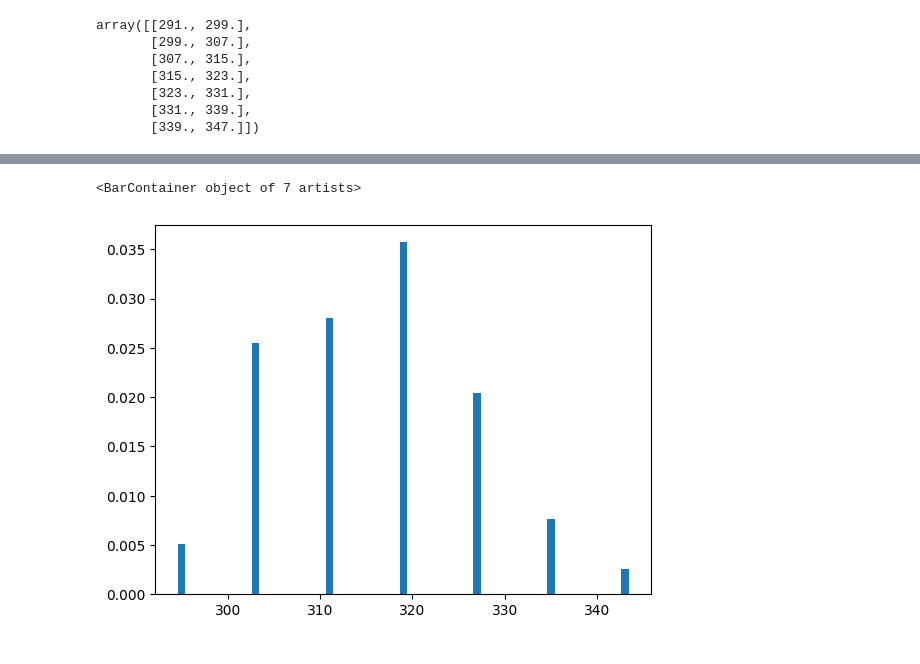
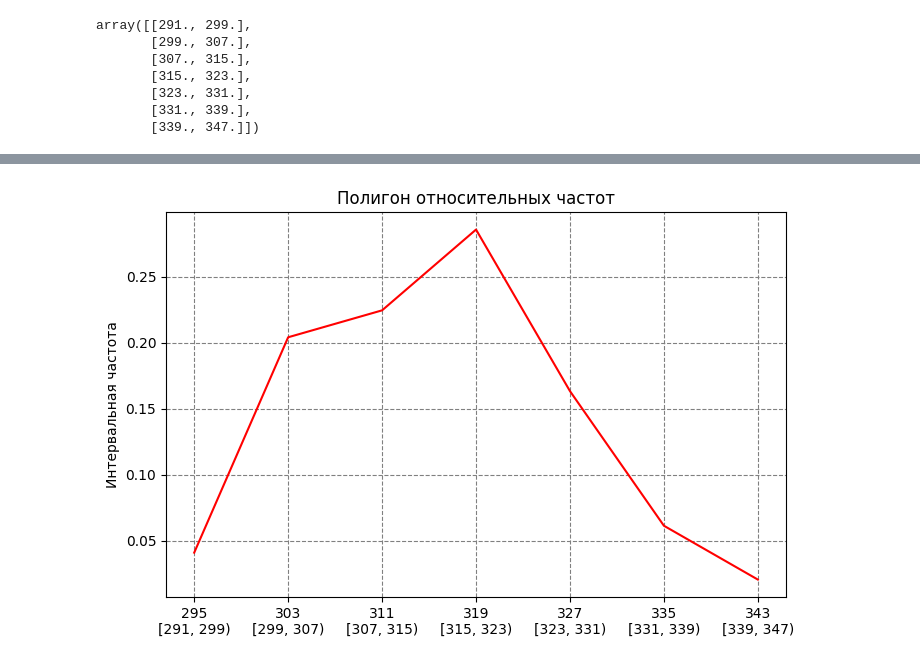
Before and after one commit to IvanBugaenko/NumericalMethods-Labs, a Jupyter notebook: terver/terver2.ipynb, the cells around one changed output, grey strips where cells are left out. Drawn from its saved outputs; the diff is of its cells as text; code cells hidden in the pictures.

```diff
--- a/terver/terver2.ipynb
+++ b/terver/terver2.ipynb
@@ -91,5 +83,16 @@ array([291., 299., 307., 315., 323., 331., 339., 347.])
-# %%
-plt.bar(mean_row, p_hist)
-# %% [output]
-<BarContainer object of 7 artists>
-[figure, removed]
+# %%
+mean_row = np.array(df.loc['Среднее по интервалу'], dtype=np.int_)
+right_row = intervals[:, -1].astype(np.int_)
+beauty_columns = list(map(lambda x: '\n'.join(x), zip(map(lambda x: str(x), mean_row), columns)))
+beauty_columns_right = list(map(lambda x: '\n'.join(x), zip(map(lambda x: str(x), right_row), columns)))
+p_sum = [0, i:=0] + (f:=[i := i + p for p in np.array(df.loc['Эмпирическая частота'], dtype=np.float_)]) + [f[-1]]
+# %%
+plt.figure(figsize=(8,5))
+plt.title('Полигон относительных частот')
+plt.rc('axes', axisbelow=True)
+plt.plot(mean_row, emp_freq_row, color='red')
+plt.xticks(mean_row, beauty_columns);
+plt.grid(color='gray', linestyle='dashed')
+plt.ylabel('Интервальная частота');
+# %% [output]
+[figure, added]
```
Also changed, not shown: parts of 14 cells of this notebook.
